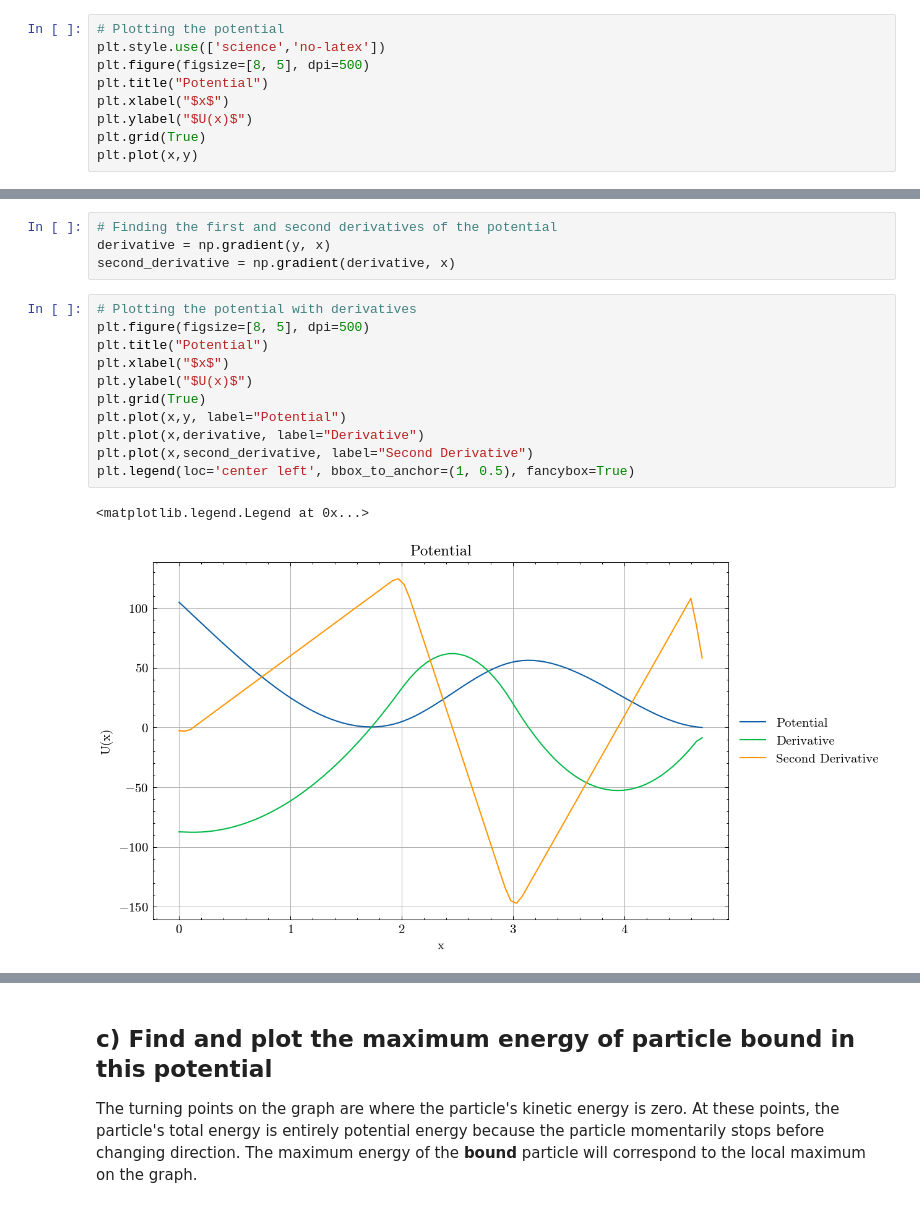
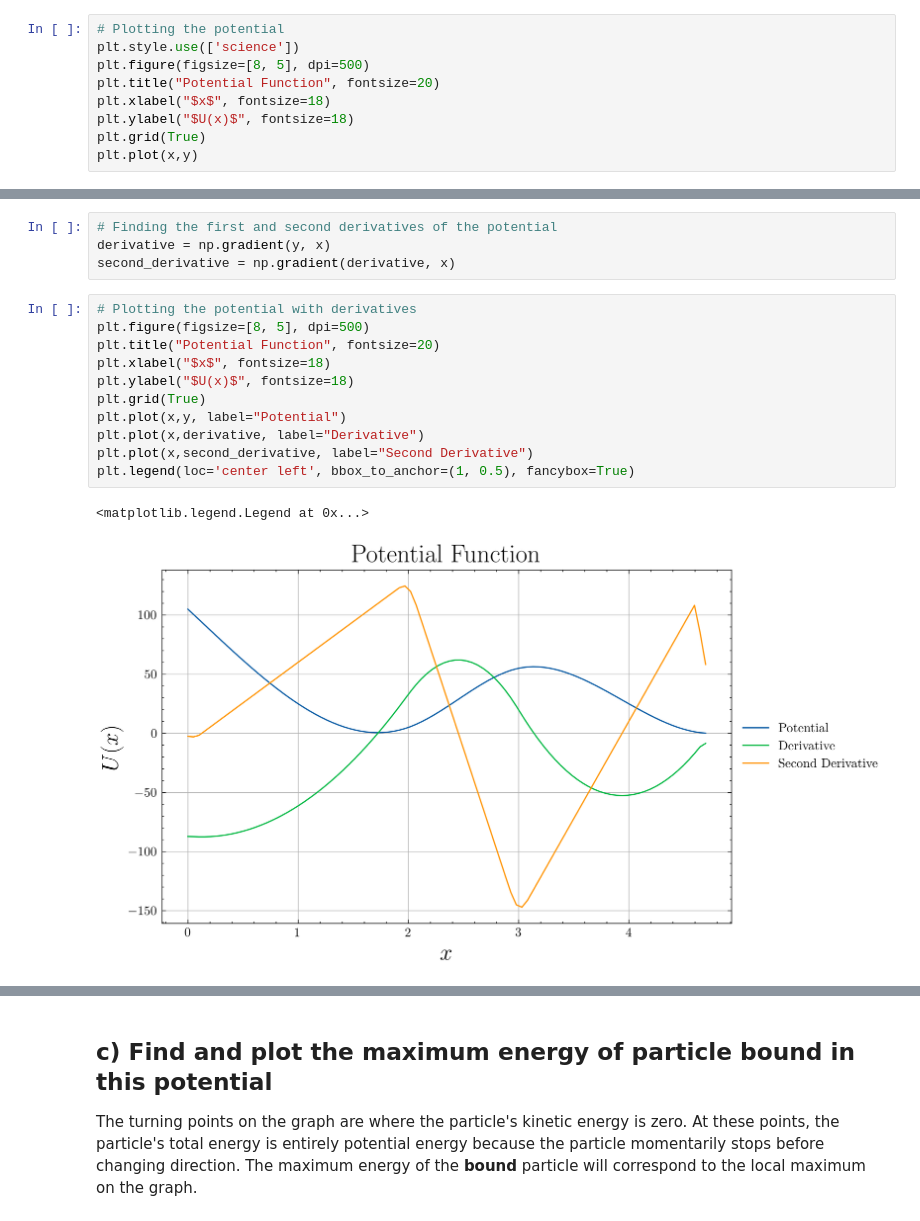
Before and after one commit to yusufmspahi/Imperial-Physics-PyProblems, a Jupyter notebook: First Year Problems/Mechanics/Problem 1.ipynb, the cells around one changed output, grey strips where cells are left out. Drawn from its saved outputs; the diff is of its cells as text.

```diff
--- a/First Year Problems/Mechanics/Problem 1.ipynb
+++ b/First Year Problems/Mechanics/Problem 1.ipynb
@@ -39,11 +39,11 @@ x = np.array(potential_df["x"])
 y = np.array(potential_df["y"])
 # %%
 # Plotting the potential
-plt.style.use(['science','no-latex'])
+plt.style.use(['science'])
 plt.figure(figsize=[8, 5], dpi=500)
-plt.title("Potential")
-plt.xlabel("$x$")
-plt.ylabel("$U(x)$")
+plt.title("Potential Function", fontsize=20)
+plt.xlabel("$x$", fontsize=18)
+plt.ylabel("$U(x)$", fontsize=18)
 plt.grid(True)
 plt.plot(x,y)
 # %% [output]
@@ -58,15 +58,15 @@ second_derivative = np.gradient(derivative, x)
 # %%
 # Plotting the potential with derivatives
 plt.figure(figsize=[8, 5], dpi=500)
-plt.title("Potential")
-plt.xlabel("$x$")
-plt.ylabel("$U(x)$")
+plt.title("Potential Function", fontsize=20)
+plt.xlabel("$x$", fontsize=18)
+plt.ylabel("$U(x)$", fontsize=18)
 plt.grid(True)
 plt.plot(x,y, label="Potential")
 plt.plot(x,derivative, label="Derivative")
 plt.plot(x,second_derivative, label="Second Derivative")
 plt.legend(loc='center left', bbox_to_anchor=(1, 0.5), fancybox=True)
 # %% [output]
 <matplotlib.legend.Legend at 0x...>
-[figure, old version]
+[figure, new version]
 # %%
```
Also changed, not shown: parts of 5 cells of this notebook.
